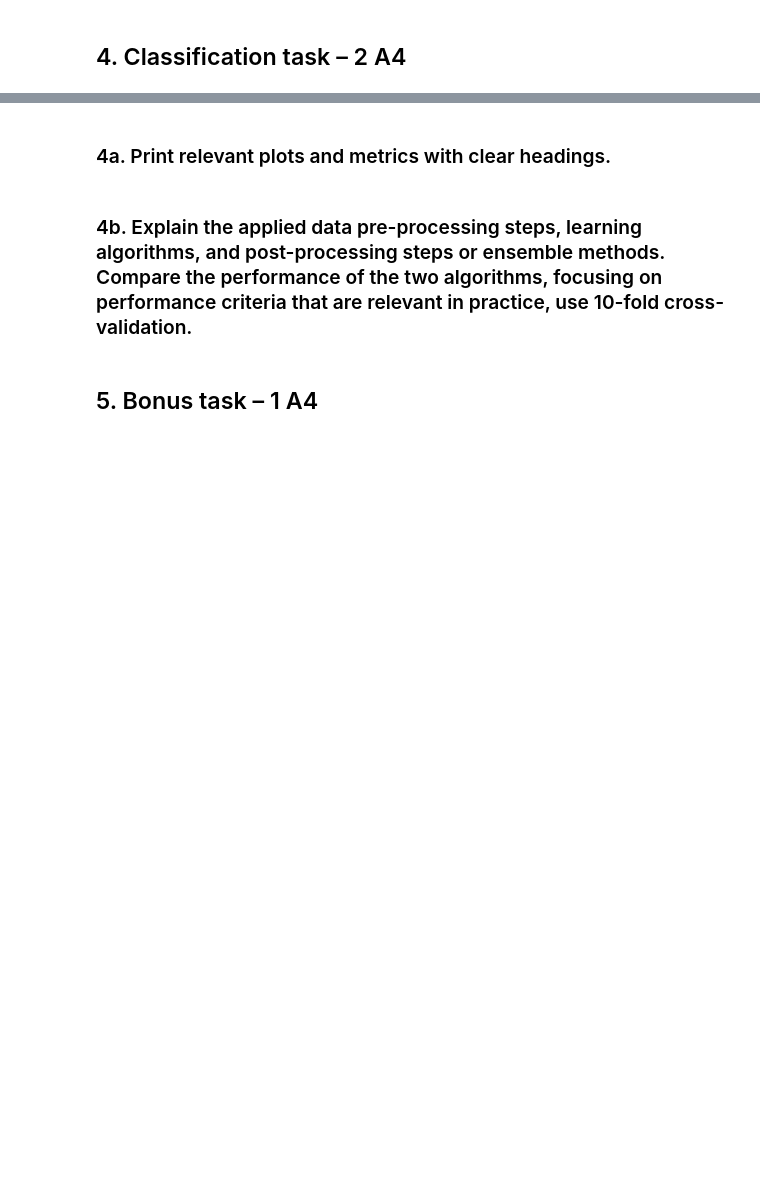
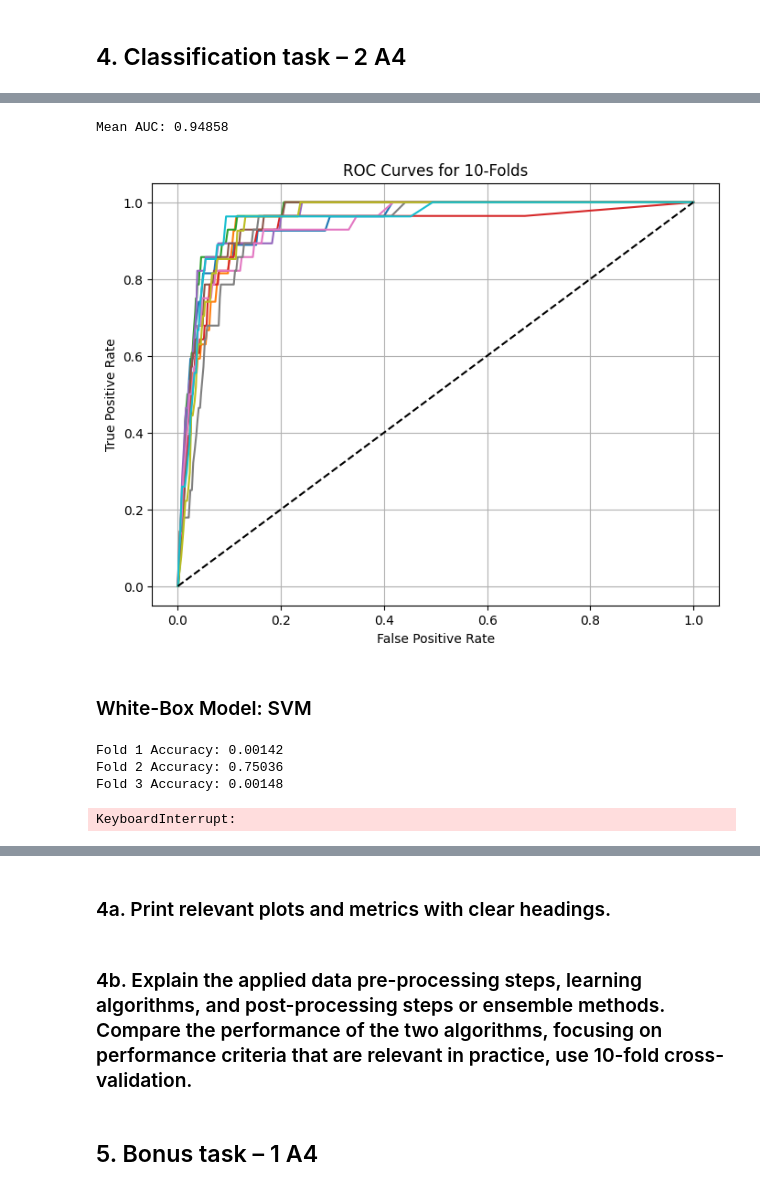
Before and after one commit to amar-mesic/cyber-data, a Jupyter notebook: lab-1/lab1_colab.ipynb, the cells around one changed output, grey strips where cells are left out. Saved outputs shown, nothing was run; the diff lists cells and outputs as text; code cells hidden in the pictures; blank space fills up the shorter version.

```diff
--- a/lab-1/lab1_colab.ipynb
+++ b/lab-1/lab1_colab.ipynb
@@ -528,0 +367,3 @@ It definitely is. I tested perfromance of the rf without SMOTE, and received a m
+# %%
+X = df.drop(['label', 'accountcode_cc'], axis=1)
+y = df['label']
@@ -528,0 +395,6 @@ It definitely is. I tested perfromance of the rf without SMOTE, and received a m
+# %%
+# perform oversampling on the training data
+for i, (X_train, y_train) in enumerate(train_folds):
+    rus = RandomUnderSampler(random_state=42)
+    X_resampled, y_resampled = rus.fit_resample(X_train, y_train)
+    train_folds[i] = (X_resampled, y_resampled)
@@ -528,0 +431,31 @@ It definitely is. I tested perfromance of the rf without SMOTE, and received a m
+# %%
+def plot_roc_curve(y_probs, y_test):
+    """
+    Plot the ROC curve for the given test labels and predicted labels
+
+    Parameters:
+    y_probs: list of probabilities of fraudulent transactions
+    y_test: test labels
+    """
+
+    # Plot the ROC curve
+    plt.figure(figsize=(8, 6))
+
+    auc_scores = []
+
+    for i in range(len(y_probs)):
+        # Compute the ROC curve and AUC score
+        fpr, tpr, _ = roc_curve(y_test[i], y_probs[i])
+        auc_scores.append(auc(fpr, tpr))
+
+        plt.plot(fpr, tpr)
+
+    print(f"Mean AUC: {np.mean(auc_scores):.5f}")
+
+    # plotting details
+    plt.plot([0, 1], [0, 1], 'k--')
+    plt.xlabel('False Positive Rate')
+    plt.ylabel('True Positive Rate')
+    plt.title("ROC Curves for 10-Folds")
+    plt.grid()
+    plt.show()
@@ -528,0 +464,3 @@ It definitely is. I tested perfromance of the rf without SMOTE, and received a m
+# %%
+# Evaluate the model using K-Folds
+rf_accuracies, rf_probs = evaluate_model_k_folds('rf', train_folds, test_folds)
@@ -528,0 +478,15 @@ It definitely is. I tested perfromance of the rf without SMOTE, and received a m
+# %%
+plot_roc_curve(rf_probs, [y_test for _, y_test in test_folds])
+# %% [output]
+Mean AUC: 0.94858
+[figure, added]
+# %% [markdown]
+### White-Box Model: SVM
+# %%
+# Evaluate the model using K-Folds
+svm_accuracies, svm_probs = evaluate_model_k_folds('svm', train_folds, test_folds)
+# %% [output]
+Fold 1 Accuracy: 0.00142
+Fold 2 Accuracy: 0.75036
+Fold 3 Accuracy: 0.00148
+KeyboardInterrupt:
```
Also changed, not shown: parts of 66 cells of this notebook, 2 other files.
